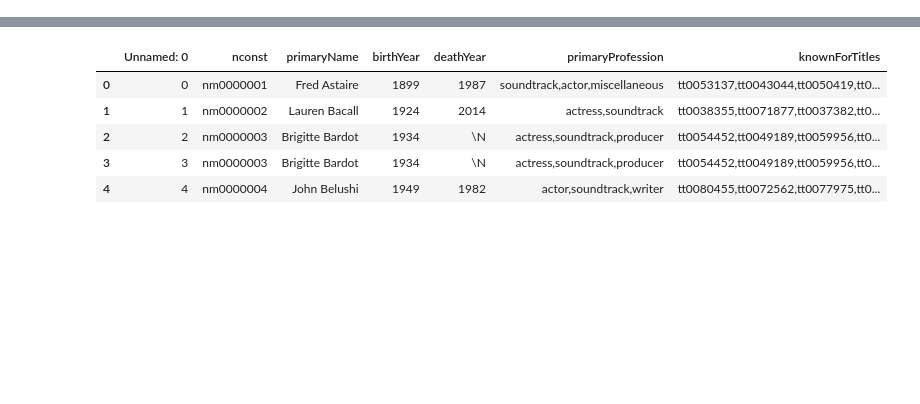
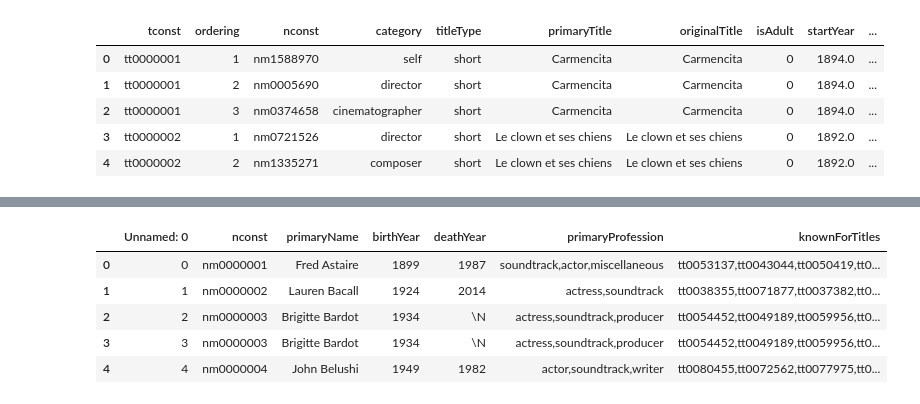
Before and after one commit to Akashpandey82/google-colab, a Jupyter notebook: Practicenotebook_.ipynb, the cells around one changed output, grey strips where cells are left out. Cells and saved outputs as stored; diff of their text form; code cells hidden in the pictures; blank space fills up the shorter version.

```diff
--- a/Practicenotebook_.ipynb
+++ b/Practicenotebook_.ipynb
@@ -15,0 +65,3 @@ fp7= '/content/drive/My Drive/title.ratings.csv'
+# %%
+ratings_data = pd.read_csv(fp7)
+ratings_data = pd.merge(df,ratings_data,on = 'tconst')
@@ -15,0 +77,3 @@ fp7= '/content/drive/My Drive/title.ratings.csv'
+# %%
+ratings_data.drop(ratings_data.columns[8],axis=1 , inplace= True)
+ratings_data.head()
@@ -15,0 +87,10 @@ fp7= '/content/drive/My Drive/title.ratings.csv'
+# %%
+principal_added = pd.merge(data_principals, ratings_data, on = 'tconst')
+principal_added.head()
+# %% [output]
+|  | tconst | ordering | nconst | category | titleType | primaryTitle | originalTitle | isAdult | startYear | ... |
+| 0 | tt0000001 | 1 | nm1588970 | self | short | Carmencita | Carmencita | 0 | 1894.0 | ... |
+| 1 | tt0000001 | 2 | nm0005690 | director | short | Carmencita | Carmencita | 0 | 1894.0 | ... |
+| 2 | tt0000001 | 3 | nm0374658 | cinematographer | short | Carmencita | Carmencita | 0 | 1894.0 | ... |
+| 3 | tt0000002 | 1 | nm0721526 | director | short | Le clown et ses chiens | Le clown et ses chiens | 0 | 1892.0 | ... |
+| 4 | tt0000002 | 2 | nm1335271 | composer | short | Le clown et ses chiens | Le clown et ses chiens | 0 | 1892.0 | ... |
```
Also changed, not shown: parts of 77 cells of this notebook.
